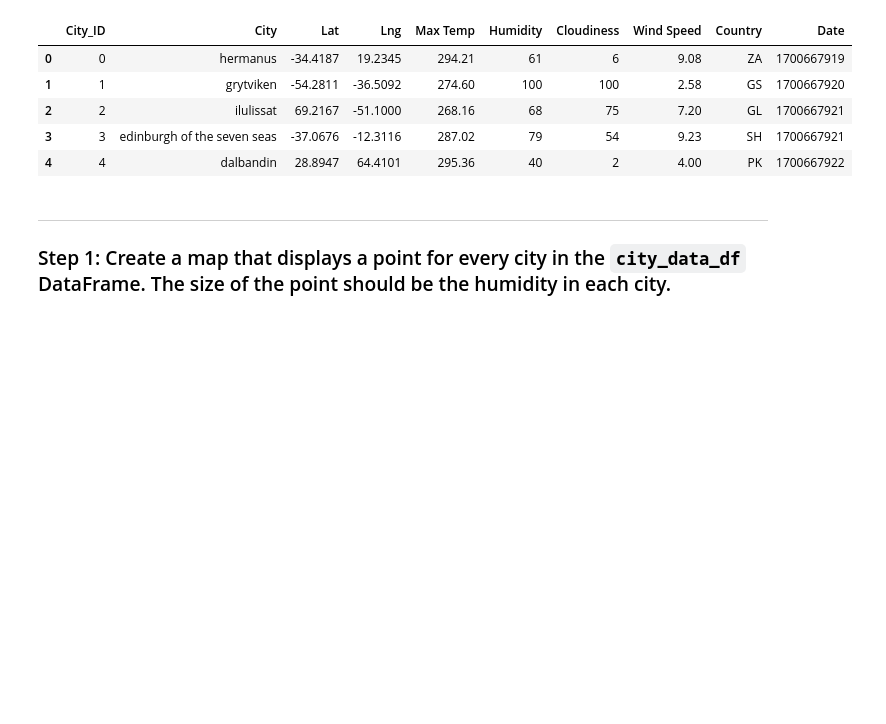
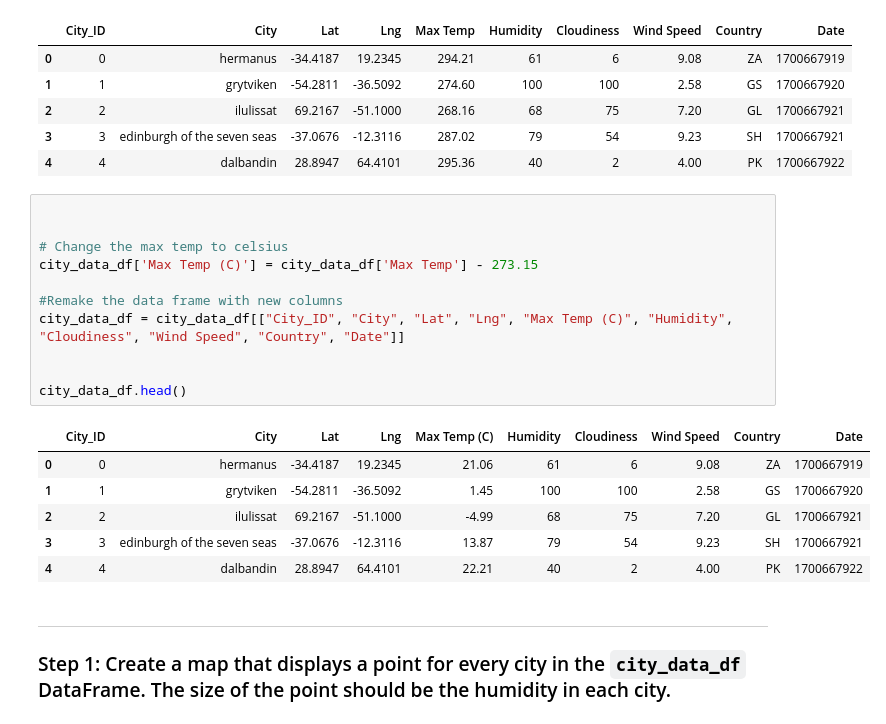
Before and after one commit to Tylerwilliams3644/python-api-challenge, a Jupyter notebook: WeatherPy/Starter_Code/starter_code/VacationPy.ipynb, the cells around one changed output. Cells and saved outputs as stored; diff of their text form; blank space fills up the shorter version.

```diff
--- a/WeatherPy/Starter_Code/starter_code/VacationPy.ipynb
+++ b/WeatherPy/Starter_Code/starter_code/VacationPy.ipynb
@@ -27,6 +27,24 @@ city_data_df.head()
 | 2 | 2 | ilulissat | 69.2167 | -51.1000 | 268.16 | 68 | 75 | 7.20 | GL | 1700667921 |
 | 3 | 3 | edinburgh of the seven seas | -37.0676 | -12.3116 | 287.02 | 79 | 54 | 9.23 | SH | 1700667921 |
 | 4 | 4 | dalbandin | 28.8947 | 64.4101 | 295.36 | 40 | 2 | 4.00 | PK | 1700667922 |
+# %%
+
+
+# Change the max temp to celsius
+city_data_df['Max Temp (C)'] = city_data_df['Max Temp'] - 273.15
+
+#Remake the data frame with new columns
+city_data_df = city_data_df[["City_ID", "City", "Lat", "Lng", "Max Temp (C)", "Humidity", "Cloudiness", "Wind Speed", "Country", "Date"]]
+
+
+city_data_df.head()
+# %% [output]
+|  | City_ID | City | Lat | Lng | Max Temp (C) | Humidity | Cloudiness | Wind Speed | Country | Date |
+| 0 | 0 | hermanus | -34.4187 | 19.2345 | 21.06 | 61 | 6 | 9.08 | ZA | 1700667919 |
+| 1 | 1 | grytviken | -54.2811 | -36.5092 | 1.45 | 100 | 100 | 2.58 | GS | 1700667920 |
+| 2 | 2 | ilulissat | 69.2167 | -51.1000 | -4.99 | 68 | 75 | 7.20 | GL | 1700667921 |
+| 3 | 3 | edinburgh of the seven seas | -37.0676 | -12.3116 | 13.87 | 79 | 54 | 9.23 | SH | 1700667921 |
+| 4 | 4 | dalbandin | 28.8947 | 64.4101 | 22.21 | 40 | 2 | 4.00 | PK | 1700667922 |
 # %% [markdown]
 ---
 
```
Also changed, not shown: parts of 6 cells of this notebook.
